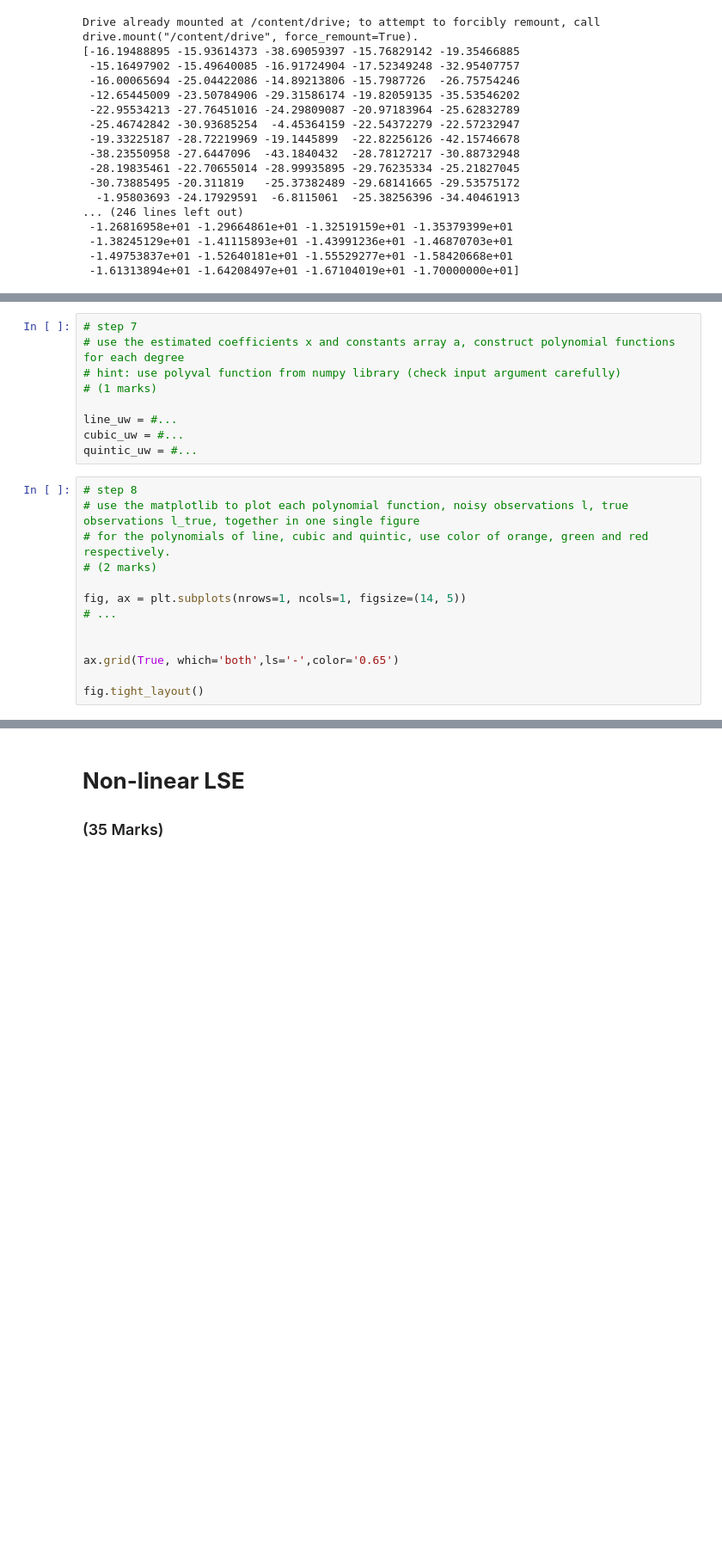
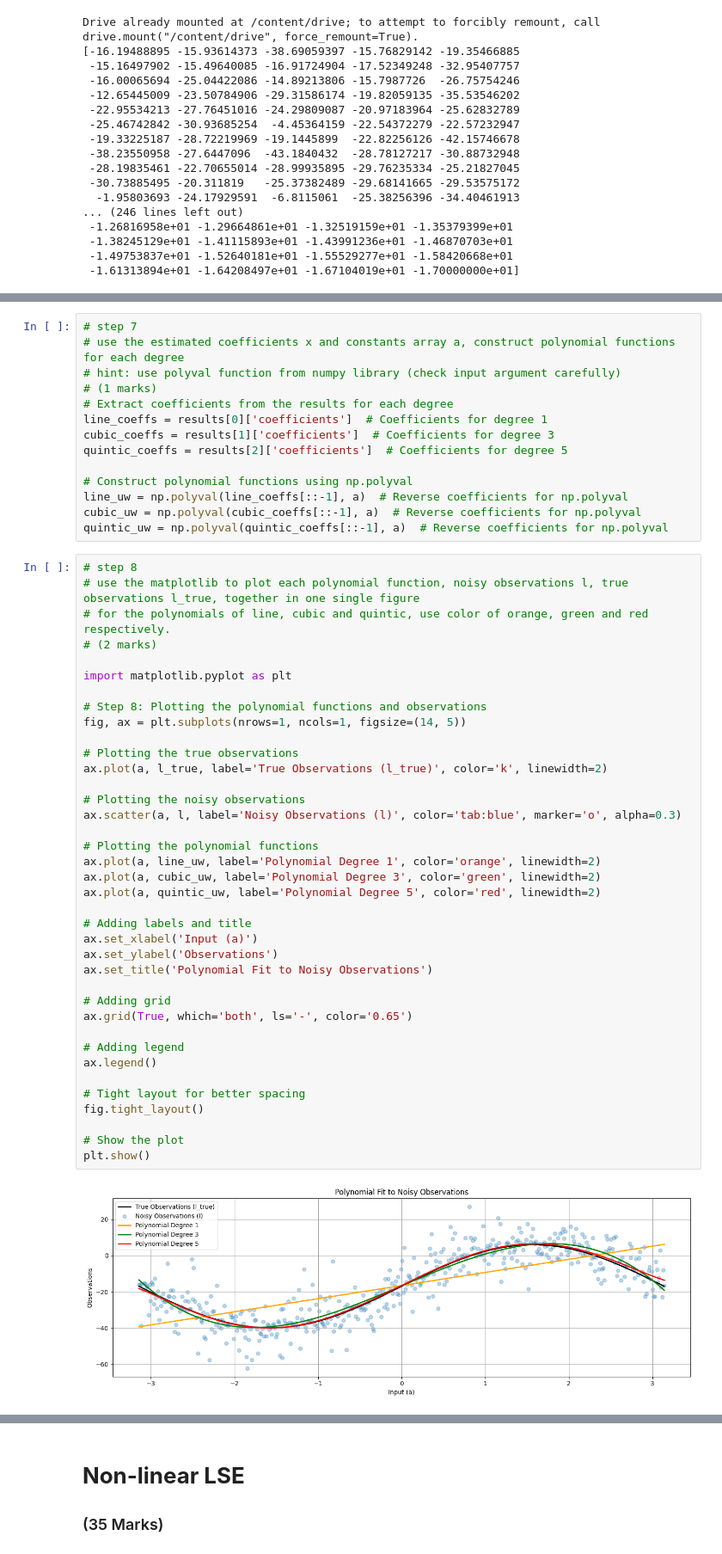
Before and after one commit to ParthoProtimDas715/engg680_2024_fall, a Jupyter notebook: Lab_Assignment2/Assignment2.ipynb, the cells around one changed output, grey strips where cells are left out. Shown at 86% size. Cells and saved outputs as stored; diff of their text form; blank space fills up the shorter version.

```diff
--- a/Lab_Assignment2/Assignment2.ipynb
+++ b/Lab_Assignment2/Assignment2.ipynb
@@ -135,23 +258,55 @@ def fit_polynomial_curve(a: np.ndarray, l: np.ndarray, P: np.ndarray, deg: int)
 # use the estimated coefficients x and constants array a, construct polynomial functions for each degree
 # hint: use polyval function from numpy library (check input argument carefully)
 # (1 marks)
+# Extract coefficients from the results for each degree
+line_coeffs = results[0]['coefficients']  # Coefficients for degree 1
+cubic_coeffs = results[1]['coefficients']  # Coefficients for degree 3
+quintic_coeffs = results[2]['coefficients']  # Coefficients for degree 5
 
-line_uw = #...
-cubic_uw = #...
-quintic_uw = #...
+# Construct polynomial functions using np.polyval
+line_uw = np.polyval(line_coeffs[::-1], a)  # Reverse coefficients for np.polyval
+cubic_uw = np.polyval(cubic_coeffs[::-1], a)  # Reverse coefficients for np.polyval
+quintic_uw = np.polyval(quintic_coeffs[::-1], a)  # Reverse coefficients for np.polyval
 # %%
 # step 8
 # use the matplotlib to plot each polynomial function, noisy observations l, true observations l_true, together in one single figure
 # for the polynomials of line, cubic and quintic, use color of orange, green and red respectively.
 # (2 marks)
 
+import matplotlib.pyplot as plt
+
+# Step 8: Plotting the polynomial functions and observations
 fig, ax = plt.subplots(nrows=1, ncols=1, figsize=(14, 5))
-# ...
 
+# Plotting the true observations
+ax.plot(a, l_true, label='True Observations (l_true)', color='k', linewidth=2)
 
-ax.grid(True, which='both',ls='-',color='0.65')
+# Plotting the noisy observations
+ax.scatter(a, l, label='Noisy Observations (l)', color='tab:blue', marker='o', alpha=0.3)
 
+# Plotting the polynomial functions
+ax.plot(a, line_uw, label='Polynomial Degree 1', color='orange', linewidth=2)
+ax.plot(a, cubic_uw, label='Polynomial Degree 3', color='green', linewidth=2)
+ax.plot(a, quintic_uw, label='Polynomial Degree 5', color='red', linewidth=2)
+
+# Adding labels and title
+ax.set_xlabel('Input (a)')
+ax.set_ylabel('Observations')
+ax.set_title('Polynomial Fit to Noisy Observations')
+
+# Adding grid
+ax.grid(True, which='both', ls='-', color='0.65')
+
+# Adding legend
+ax.legend()
+
+# Tight layout for better spacing
 fig.tight_layout()
+
+# Show the plot
+plt.show()
+# %% [output]
+[figure, added]
 # %%
 # step 9
 # print the a posterier variance factor for each polynomial function
```
Also changed, not shown: parts of 13 cells of this notebook.
